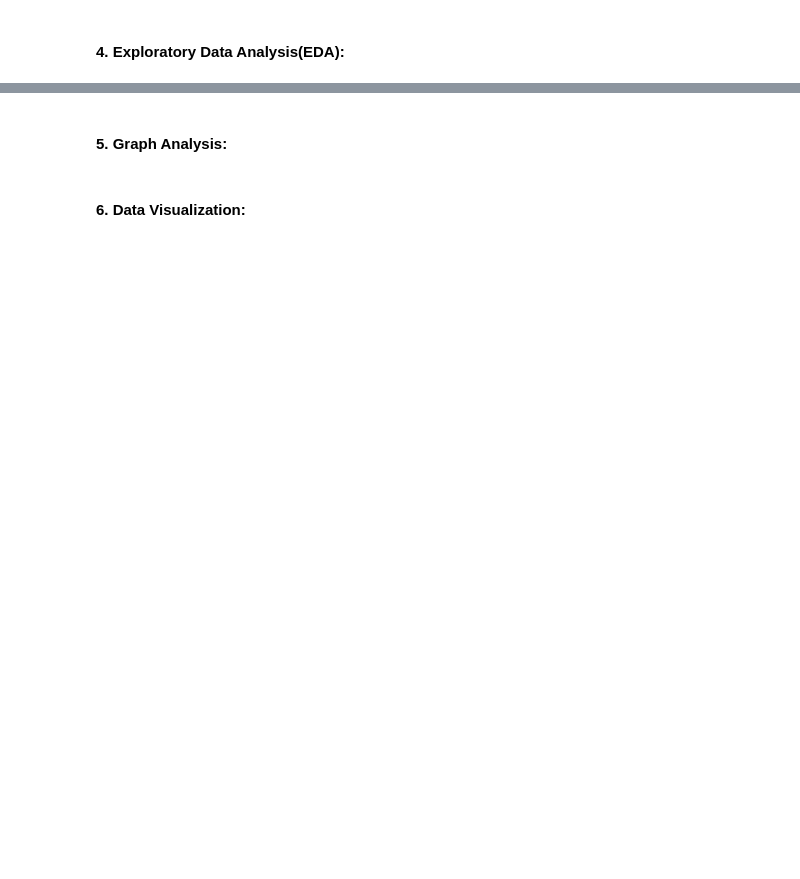
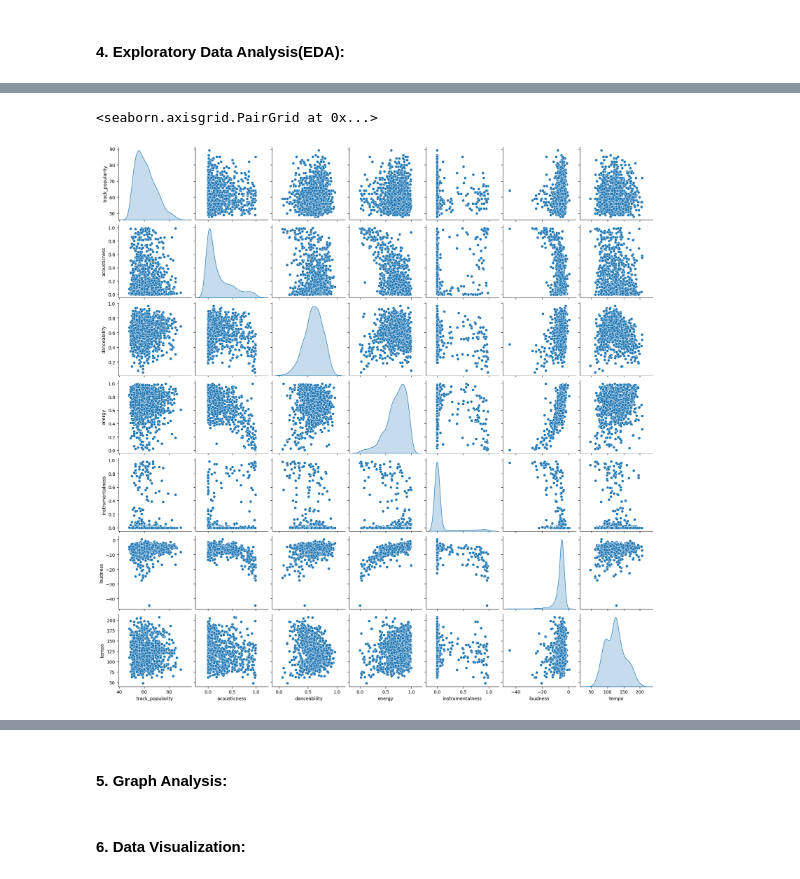
Before and after one commit to rozkrist/PythonIIPractical, a Jupyter notebook: FinalProject/DRAFT - Cross-Database Data Integration and Analysis Project -Spotify.ipynb, the cells around one changed output, grey strips where cells are left out. Cells and saved outputs as stored; diff of their text form; code cells hidden in the pictures; blank space fills up the shorter version.

```diff
--- a/FinalProject/DRAFT - Cross-Database Data Integration and Analysis Project -Spotify.ipynb
+++ b/FinalProject/DRAFT - Cross-Database Data Integration and Analysis Project -Spotify.ipynb
@@ -496,0 +548,6 @@ plt.show()
+# %%
+#check if there is any correlation between track popuarity and audio features of the track:
+sns.pairplot(df[["track_popularity", "acousticness", "danceability","energy", "instrumentalness","loudness","tempo"]], diag_kind="kde")
+# %% [output]
+<seaborn.axisgrid.PairGrid at 0x...>
+[figure, added]
```
Also changed, not shown: parts of 75 cells of this notebook, 4 other files.
